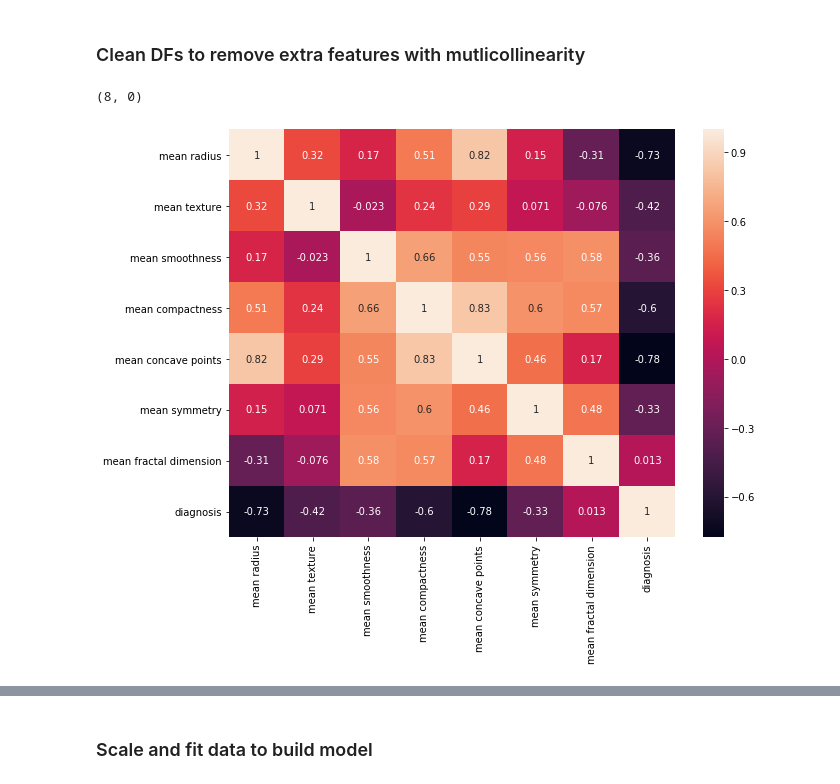
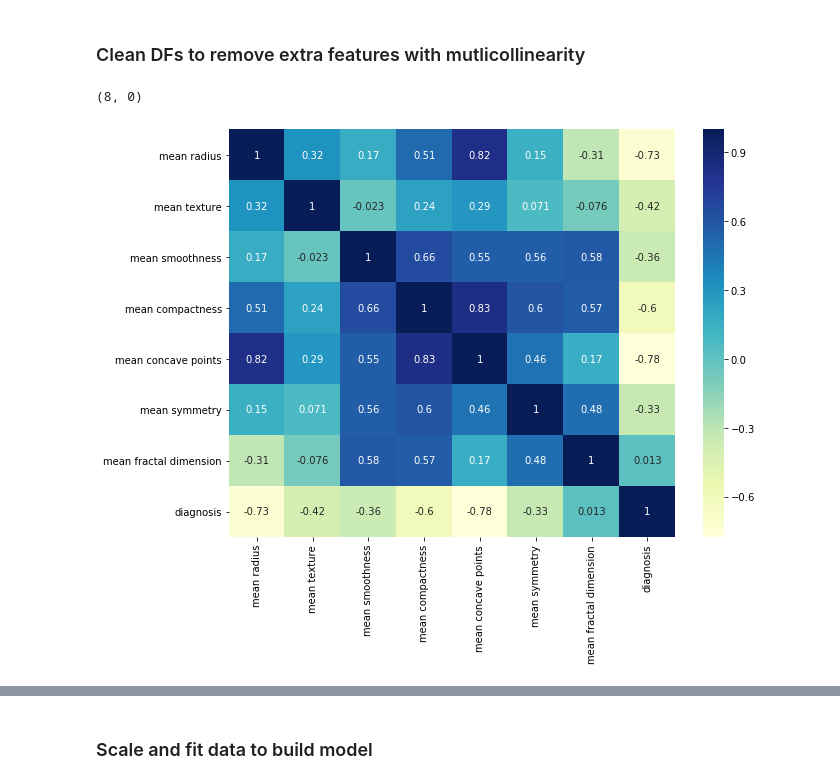
Before and after one commit to dmcg89/breast_cancer_data, a Jupyter notebook: breast_cancer.ipynb, the cells around one changed output, grey strips where cells are left out. Cells and saved outputs as stored; diff of their text form; code cells hidden in the pictures.

```diff
--- a/breast_cancer.ipynb
+++ b/breast_cancer.ipynb
@@ -142,22 +130,18 @@ df_error = df_error.drop(['perimeter error', 'area error', 'concavity error'], a
 df_worst = df_worst.drop(['worst perimeter', 'worst area', 'worst concavity'], axis=1)
 # %%
 df_mean['diagnosis'] = data.target
-# df['diagnosis'] = data.target
+
 corr = df_mean.corr()
-# corr = df.corr()
+
 plt.figure(figsize=(10,7.5))
 ax = sns.heatmap(corr,
-       annot = True
-                )
-#        xticklabels=corr.columns,
-#        yticklabels=corr.columns,
-#        annot_kws={'size': 10},
-#        cmap="YlGnBu")
+       annot = True,
+       cmap="YlGnBu")
 
 ax.set_ylim(8, 0)
 # %% [output]
 (8, 0)
-[figure, old version]
+[figure, new version]
 # %%
 df_worst['diagnosis'] = data.target
 corr = df_worst.corr()
```
Also changed, not shown: parts of 15 cells of this notebook.
